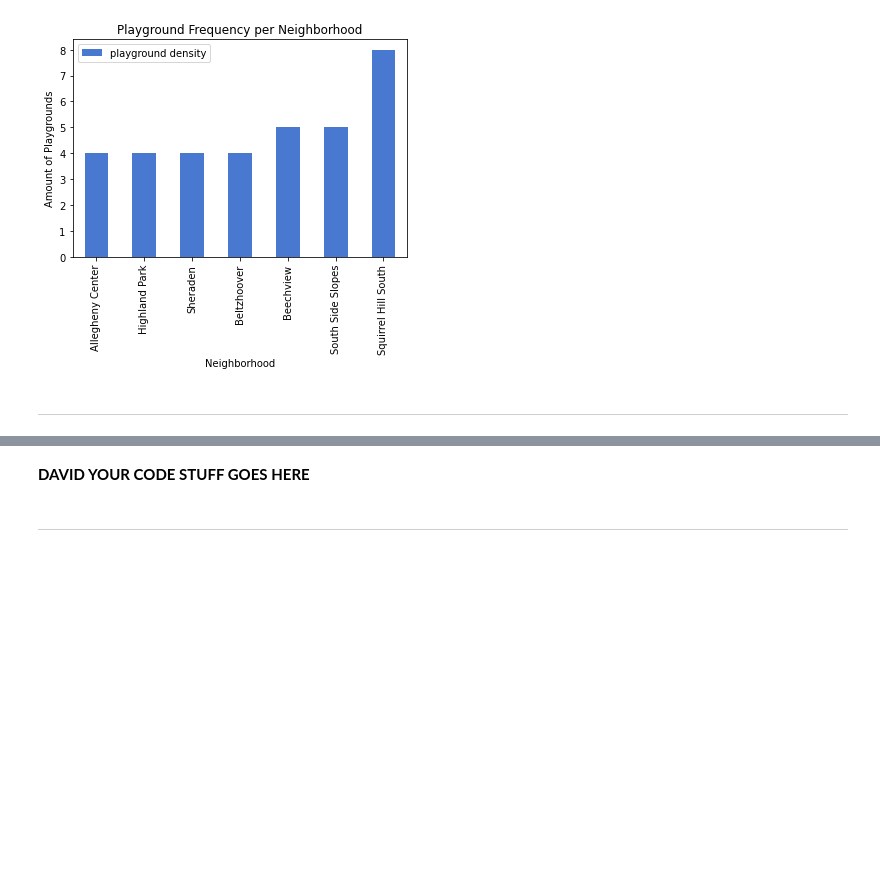
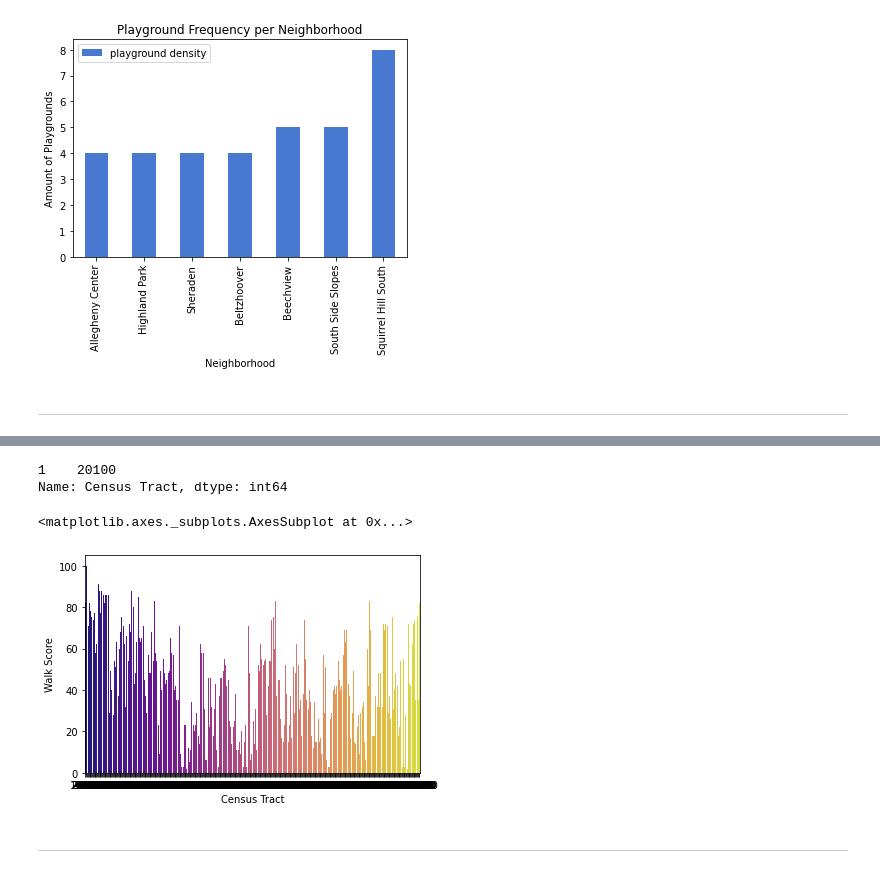
Before and after one commit to daz64/CMPINF0010BestNeighborhood, a Jupyter notebook: Final Group Notebook.ipynb, the cells around one changed output, grey strips where cells are left out. Saved outputs shown, nothing was run; the diff lists cells and outputs as text; code cells hidden in the pictures; blank space fills up the shorter version.

```diff
--- a/Final Group Notebook.ipynb
+++ b/Final Group Notebook.ipynb
@@ -104,8 +104,22 @@ data set being used:
 
 [allegheny county walk scores](https://data.wprdc.org/dataset/4d3d4324-b32a-4519-b56f-cee2340057bf/resource/682b1df1-a63b-4413-9362-ba077af63baa/download/walkscorect.xls-walk-score-by-ct.csv)
            <br><br>
-# %% [markdown]
-**DAVID YOUR CODE STUFF GOES HERE**
+# %%
+import pandas as pd
+
+df = pd.read_csv("Walkability_CMPINF0010.csv")
+neigh = df.nlargest(1, 'Walk Score')['Census Tract']
+print(neigh)
+# %% [output]
+1    20100
+Name: Census Tract, dtype: int64
+# %%
+import seaborn as sns
+
+sns.barplot(x='Census Tract', y='Walk Score', data = df, palette = 'plasma')
+# %% [output]
+<matplotlib.axes._subplots.AxesSubplot at 0x...>
+[figure, added]
 # %% [markdown]
 ---
 # %% [markdown]
```
